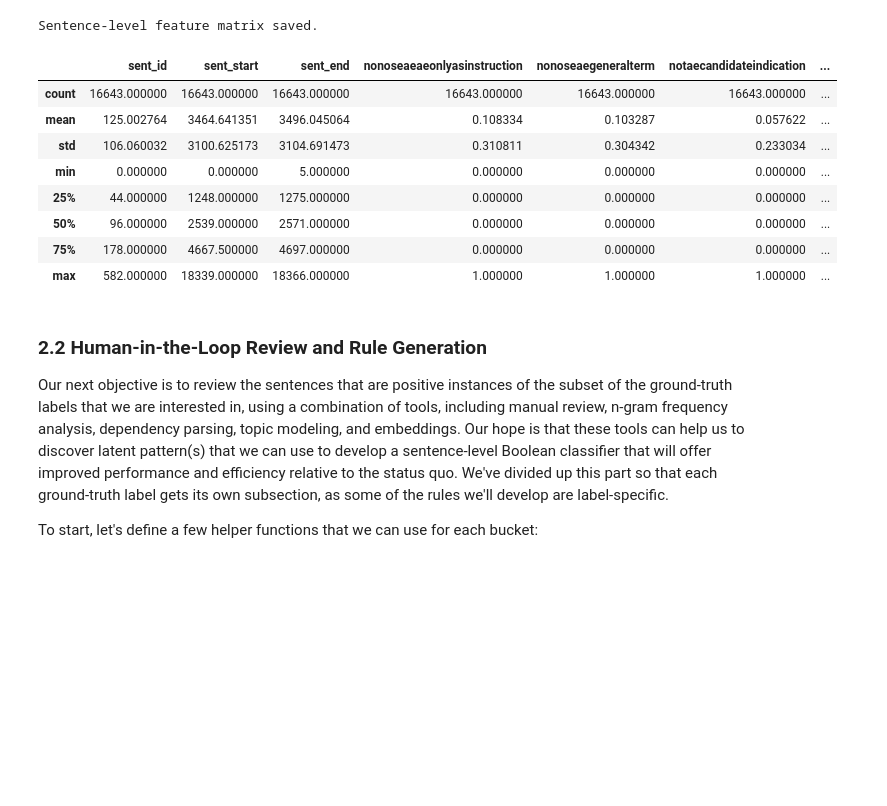
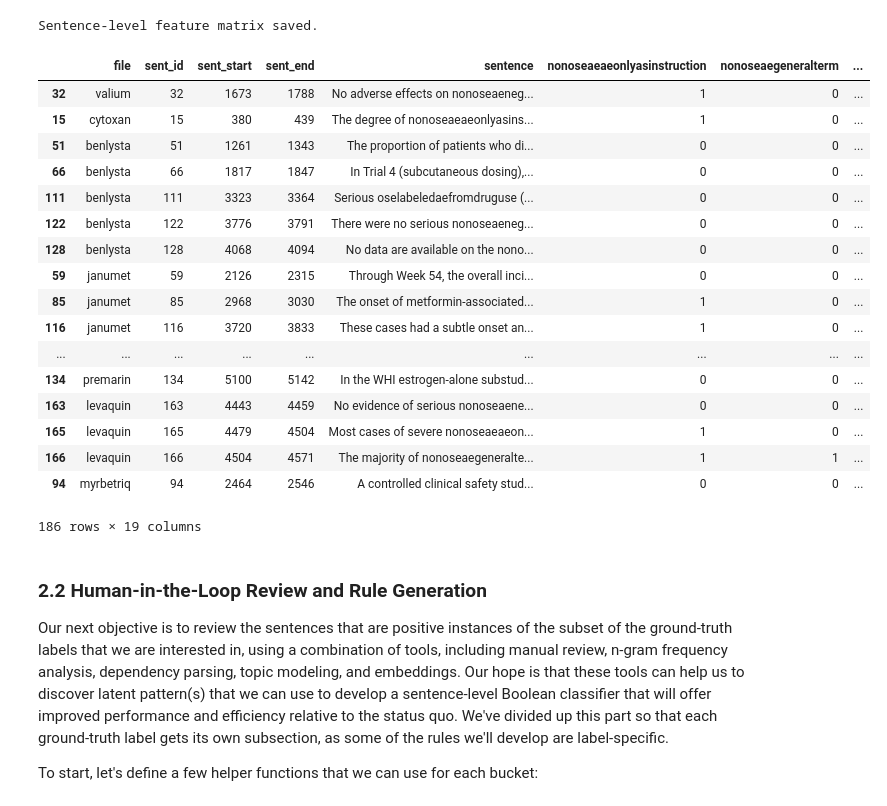
Before and after one commit to ClarityNLP/ClarityNLP, a Jupyter notebook: notebooks/cooking/Cooking_with_ClarityNLP_011619.ipynb, the cells around one changed output. Cells and saved outputs as stored; diff of their text form; code cells hidden in the pictures; blank space fills up the shorter version.

```diff
--- a/notebooks/cooking/Cooking_with_ClarityNLP_011619.ipynb
+++ b/notebooks/cooking/Cooking_with_ClarityNLP_011619.ipynb
@@ -229,18 +229,27 @@ generate_feature_matrix(reasons)
 Sentence-level feature matrix saved.
 # %%
 feat_mat = pd.read_csv("./data/feature_matrix.csv", header=0, index_col=0)
-# %%
-feat_mat.describe()
-# %% [output]
-|  | sent_id | sent_start | sent_end | nonoseaeaeonlyasinstruction | nonoseaegeneralterm | notaecandidateindication | ... |
-| count | 16643.000000 | 16643.000000 | 16643.000000 | 16643.000000 | 16643.000000 | 16643.000000 | ... |
-| mean | 125.002764 | 3464.641351 | 3496.045064 | 0.108334 | 0.103287 | 0.057622 | ... |
-| std | 106.060032 | 3100.625173 | 3104.691473 | 0.310811 | 0.304342 | 0.233034 | ... |
-| min | 0.000000 | 0.000000 | 5.000000 | 0.000000 | 0.000000 | 0.000000 | ... |
-| 25% | 44.000000 | 1248.000000 | 1275.000000 | 0.000000 | 0.000000 | 0.000000 | ... |
-| 50% | 96.000000 | 2539.000000 | 2571.000000 | 0.000000 | 0.000000 | 0.000000 | ... |
-| 75% | 178.000000 | 4667.500000 | 4697.000000 | 0.000000 | 0.000000 | 0.000000 | ... |
-| max | 582.000000 | 18339.000000 | 18366.000000 | 1.000000 | 1.000000 | 1.000000 | ... |
+# %%
+feat_mat[feat_mat['nonoseaenegation']==1]
+# %% [output]
+|  | file | sent_id | sent_start | sent_end | sentence | nonoseaeaeonlyasinstruction | nonoseaegeneralterm | ... |
+| 32 | valium | 32 | 1673 | 1788 | No adverse effects on nonoseaeneg... | 1 | 0 | ... |
+| 15 | cytoxan | 15 | 380 | 439 | The degree of nonoseaeaeonlyasins... | 1 | 0 | ... |
+| 51 | benlysta | 51 | 1261 | 1343 | The proportion of patients who di... | 0 | 0 | ... |
+| 66 | benlysta | 66 | 1817 | 1847 | In Trial 4 (subcutaneous dosing),... | 0 | 0 | ... |
+| 111 | benlysta | 111 | 3323 | 3364 | Serious oselabeledaefromdruguse (... | 0 | 0 | ... |
+| 122 | benlysta | 122 | 3776 | 3791 | There were no serious nonoseaeneg... | 0 | 0 | ... |
+| 128 | benlysta | 128 | 4068 | 4094 | No data are available on the nono... | 0 | 0 | ... |
+| 59 | janumet | 59 | 2126 | 2315 | Through Week 54, the overall inci... | 0 | 0 | ... |
+| 85 | janumet | 85 | 2968 | 3030 | The onset of metformin-associated... | 1 | 0 | ... |
+| 116 | janumet | 116 | 3720 | 3833 | These cases had a subtle onset an... | 1 | 0 | ... |
+| ... | ... | ... | ... | ... | ... | ... | ... | ... |
+| 134 | premarin | 134 | 5100 | 5142 | In the WHI estrogen-alone substud... | 0 | 0 | ... |
+| 163 | levaquin | 163 | 4443 | 4459 | No evidence of serious nonoseaene... | 0 | 0 | ... |
+| 165 | levaquin | 165 | 4479 | 4504 | Most cases of severe nonoseaeaeon... | 1 | 0 | ... |
+| 166 | levaquin | 166 | 4504 | 4571 | The majority of nonoseaegeneralte... | 1 | 1 | ... |
+| 94 | myrbetriq | 94 | 2464 | 2546 | A controlled clinical safety stud... | 0 | 0 | ... |
+186 rows × 19 columns
 # %% [markdown]
 ### 2.2 Human-in-the-Loop Review and Rule Generation
 
```
Also changed, not shown: parts of 5 cells of this notebook.
